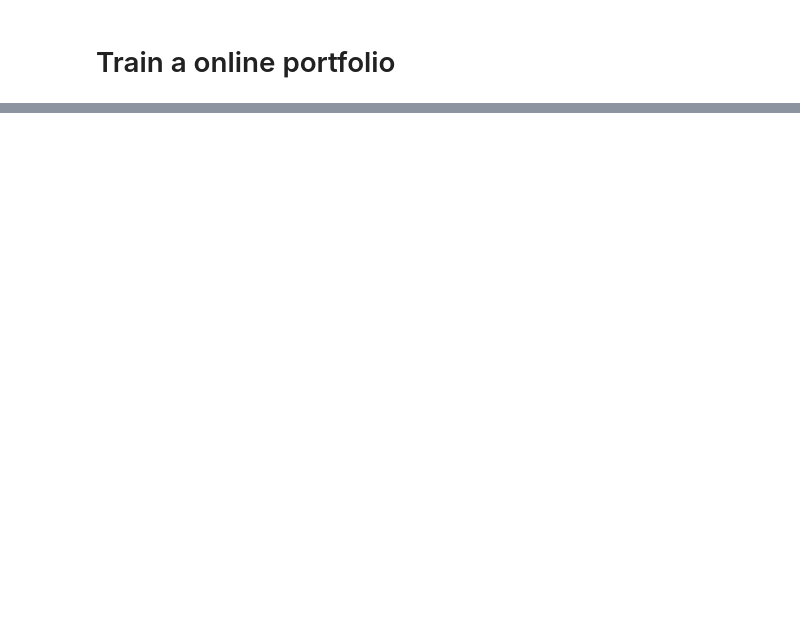
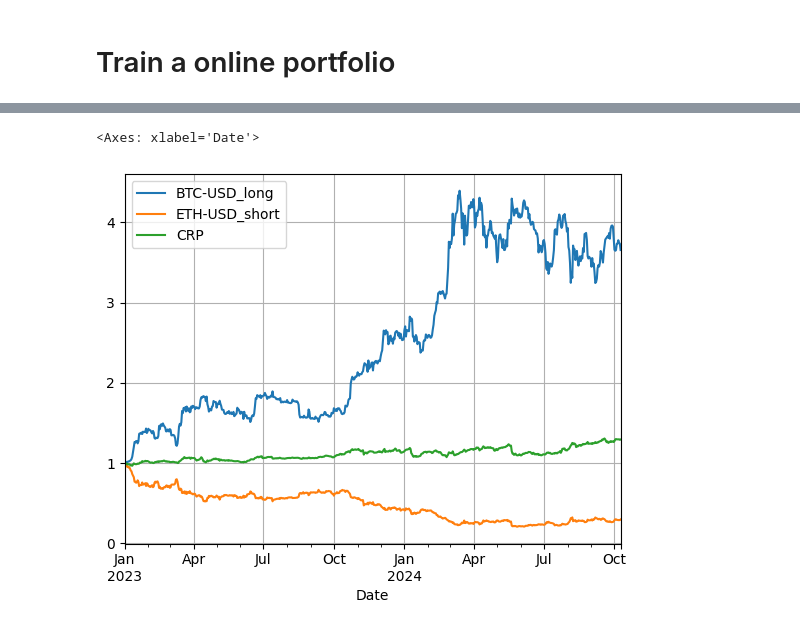
Before and after one commit to jialinyi94/online_pyfolio_opt, a Jupyter notebook: examples/eg_portfolio.ipynb, the cells around one changed output, grey strips where cells are left out. Drawn from its saved outputs; the diff is of its cells as text; code cells hidden in the pictures; blank space fills up the shorter version.

```diff
--- a/examples/eg_portfolio.ipynb
+++ b/examples/eg_portfolio.ipynb
@@ -74,0 +41,10 @@ Array([1.0116588, 1.0147923], dtype=float32)
+# %%
+df_returns = (
+    df_prices
+    .select(
+        cs.datetime(),
+        pl.col("BTC-USD").pct_change().alias("BTC-USD_long"),
+        pl.col("ETH-USD").pct_change().mul(-1).alias("ETH-USD_short")
+    )
+)
+df_returns
@@ -74,0 +66,14 @@ Array([1.0116588, 1.0147923], dtype=float32)
+# %%
+(
+    df_returns
+    .with_columns(
+        CRP = pl.col("BTC-USD_long") * 0.5 + pl.col("ETH-USD_short") * 0.5,
+    )
+    .select(cs.datetime(), cs.numeric().add(1).cum_prod())
+    .to_pandas()
+    .set_index("Date")
+    .plot(grid=True)
+)
+# %% [output]
+<Axes: xlabel='Date'>
+[figure, added]
```
Also changed, not shown: parts of 14 cells of this notebook.
